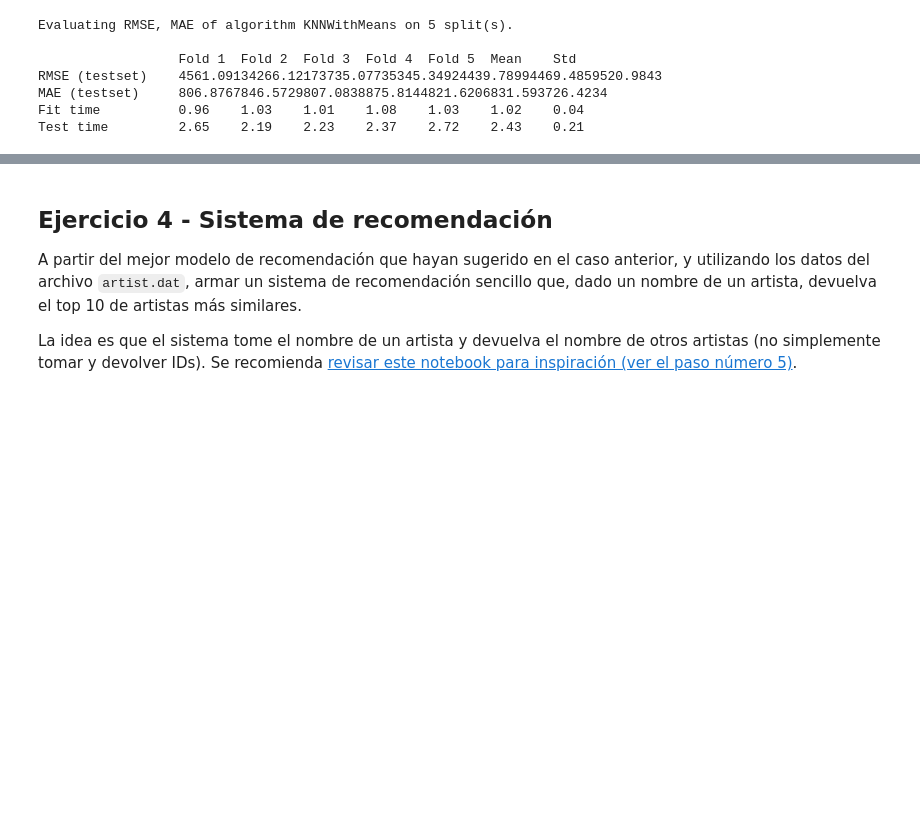
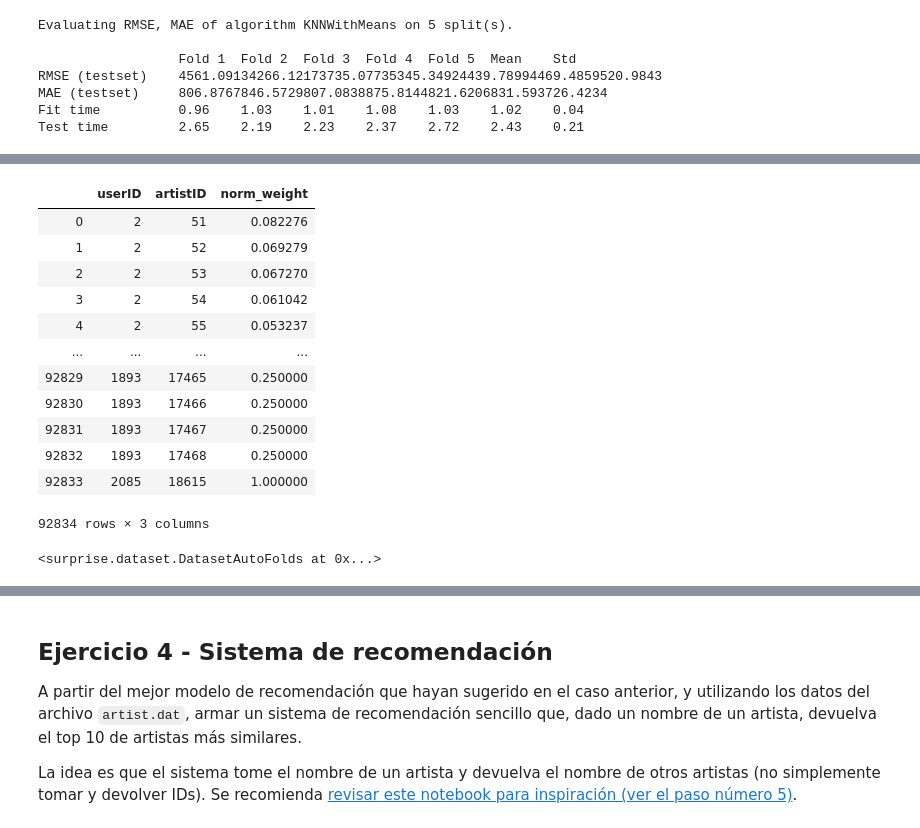
Before and after one commit to mnuclle/DiploDatos, a Jupyter notebook: 07 - Sistemas de Recomendación/SistemasDeRecomendacion-master/practico_1.ipynb, the cells around one changed output, grey strips where cells are left out. Cells and saved outputs as stored; diff of their text form; code cells hidden in the pictures; blank space fills up the shorter version.

```diff
--- a/07 - Sistemas de Recomendación/SistemasDeRecomendacion-master/practico_1.ipynb
+++ b/07 - Sistemas de Recomendación/SistemasDeRecomendacion-master/practico_1.ipynb
@@ -222,0 +277,17 @@ Test time         2.65    2.19    2.23    2.37    2.72    2.43    0.21
+# %%
+matriz_norm = df_analisis_norm[['userID','artistID','norm_weight']]
+matriz_norm
+# %% [output]
+|  | userID | artistID | norm_weight |
+| 0 | 2 | 51 | 0.082276 |
+| 1 | 2 | 52 | 0.069279 |
+| 2 | 2 | 53 | 0.067270 |
+| 3 | 2 | 54 | 0.061042 |
+| 4 | 2 | 55 | 0.053237 |
+| ... | ... | ... | ... |
+| 92829 | 1893 | 17465 | 0.250000 |
+| 92830 | 1893 | 17466 | 0.250000 |
+| 92831 | 1893 | 17467 | 0.250000 |
+| 92832 | 1893 | 17468 | 0.250000 |
+| 92833 | 2085 | 18615 | 1.000000 |
+92834 rows × 3 columns
@@ -222,0 +299,4 @@ Test time         2.65    2.19    2.23    2.37    2.72    2.43    0.21
+# %%
+matriz_norm
+# %% [output]
+<surprise.dataset.DatasetAutoFolds at 0x...>
```
Also changed, not shown: parts of 31 cells of this notebook.
